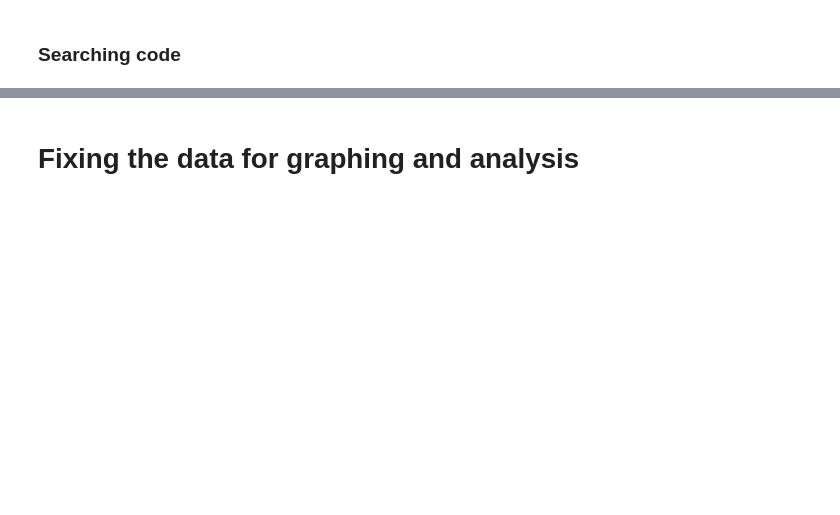
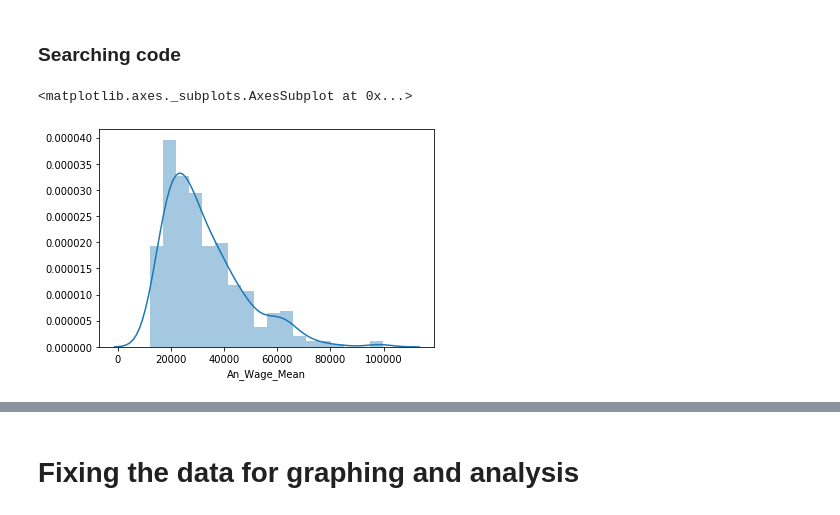
Before and after one commit to b-a-delight/Senior-Project, a Jupyter notebook: Data-Exploration.ipynb, the cells around one changed output, grey strips where cells are left out. Saved outputs shown, nothing was run; the diff lists cells and outputs as text; code cells hidden in the pictures; blank space fills up the shorter version.

```diff
--- a/Data-Exploration.ipynb
+++ b/Data-Exploration.ipynb
@@ -90,3 +97,11 @@ dtype: object
 
 #tList = tBlock[tBlock['GROUP'].str.contains(r'GLEN)]
 #tList.GROUP.unique()
+# %%
+#fig1 = px.line(temp, x='An_Wage_Mean', y = 'An_Wage_Mean')
+#temp = jobsSalery.loc[jobsSalery['An_Wage_Mean'].isna()]
+#temp2
+sns.distplot(temp['An_Wage_Mean'])
+# %% [output]
+<matplotlib.axes._subplots.AxesSubplot at 0x...>
+[figure, added]
```
Also changed, not shown: parts of 28 cells of this notebook.
